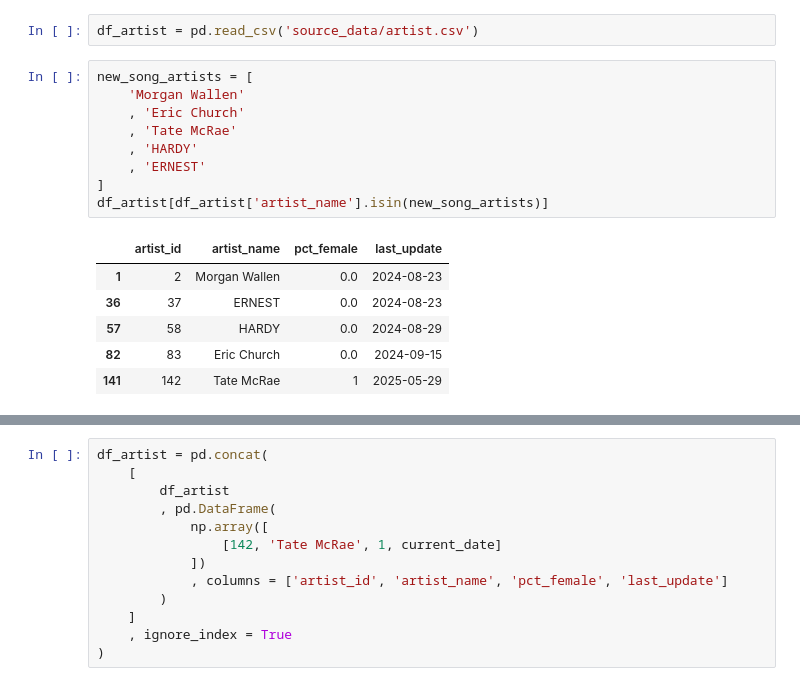
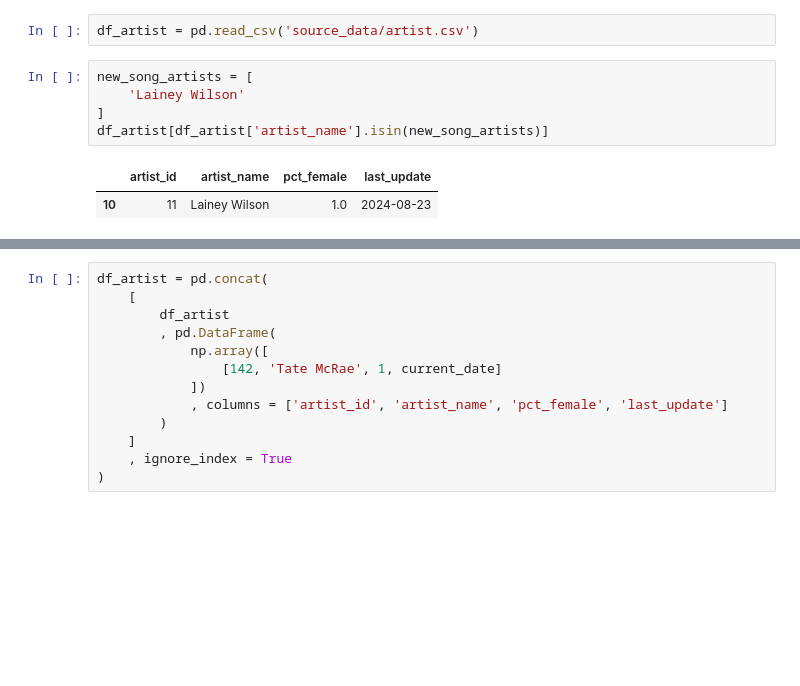
Before and after one commit to jwmanahan/billboard, a Jupyter notebook: add_new_week.ipynb, the cells around one changed output, grey strips where cells are left out. Drawn from its saved outputs; the diff is of its cells as text; blank space fills up the shorter version.

```diff
--- a/add_new_week.ipynb
+++ b/add_new_week.ipynb
@@ -178,20 +150,12 @@ Crazy Eyes: Morgan Wallen(2)
 df_artist = pd.read_csv('source_data/artist.csv')
 # %%
 new_song_artists = [
-    'Morgan Wallen'
-    , 'Eric Church'
-    , 'Tate McRae'
-    , 'HARDY'
-    , 'ERNEST'
+    'Lainey Wilson'
 ]
 df_artist[df_artist['artist_name'].isin(new_song_artists)]
 # %% [output]
 |  | artist_id | artist_name | pct_female | last_update |
-| 1 | 2 | Morgan Wallen | 0.0 | 2024-08-23 |
-| 36 | 37 | ERNEST | 0.0 | 2024-08-23 |
-| 57 | 58 | HARDY | 0.0 | 2024-08-29 |
-| 82 | 83 | Eric Church | 0.0 | 2024-09-15 |
-| 141 | 142 | Tate McRae | 1 | 2025-05-29 |
+| 10 | 11 | Lainey Wilson | 1.0 | 2024-08-23 |
 # %%
 df_artist['artist_id'].max()
 # %% [output]
```
Also changed, not shown: parts of 24 cells of this notebook, 4 other files.
